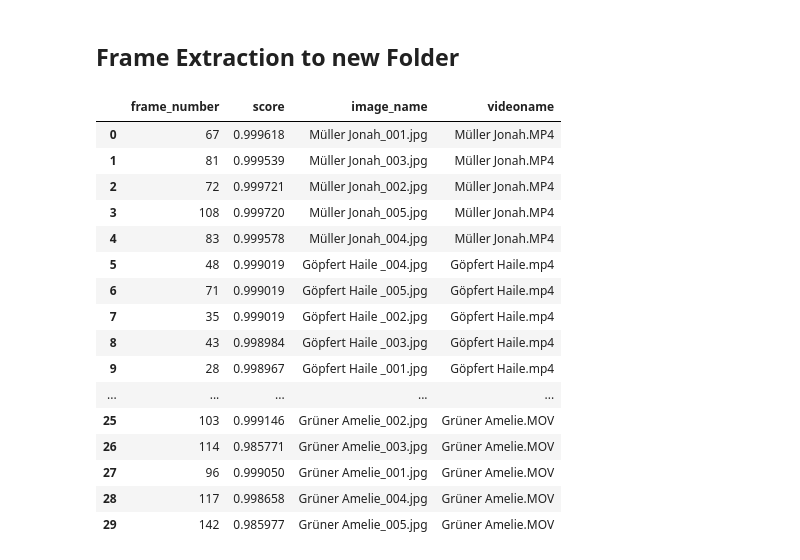
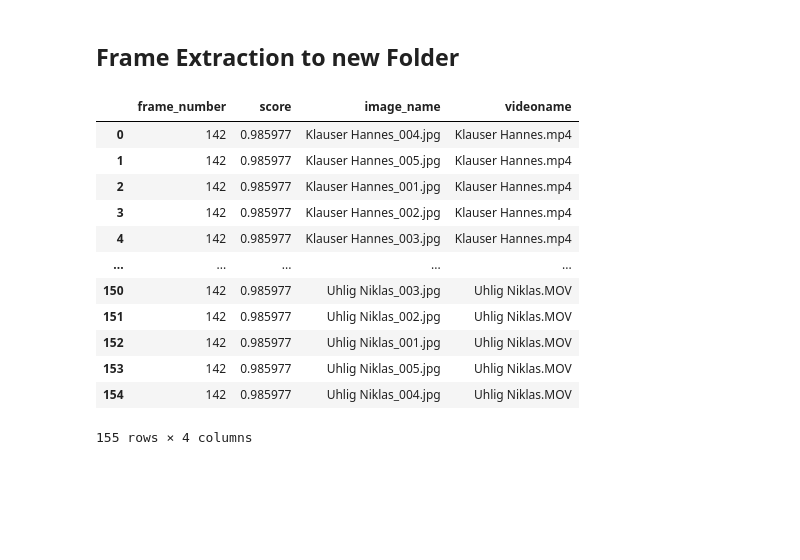
Before and after one commit to MarcWoerner/SkiExtract, a Jupyter notebook: FilePreprocessing.ipynb, the cells around one changed output. Drawn from its saved outputs; the diff is of its cells as text; code cells hidden in the pictures; blank space fills up the shorter version.

```diff
--- a/FilePreprocessing.ipynb
+++ b/FilePreprocessing.ipynb
@@ -176,37 +178,33 @@ with open("LabelFrames.json", "w", encoding="utf-8") as json_file:
 # %% [markdown]
 ## Frame Extraction to new Folder <a class="anchor" id="chapter3"></a>
 # %%
-json_test_data_path = "/Users/marcworner/Documents/University/Thesis/SkiExtract/LabelFramesWithUmlaut.json" # path to a above generated json file
+json_test_data_path = "/Users/marcworner/Documents/University/Thesis/SkiExtract/LabelFrames.json" # path to a above generated json file
 
 with open(json_test_data_path, 'r') as file:
     json_test_data = json.load(file)
 
 df = pd.json_normalize(
     json_test_data['videos'],
     record_path='frame_details',
     meta=['videoname'],
     sep='_'
 )
 
 df
 # %% [output]
 |  | frame_number | score | image_name | videoname |
-| 0 | 67 | 0.999618 | Müller Jonah_001.jpg | Müller Jonah.MP4 |
-| 1 | 81 | 0.999539 | Müller Jonah_003.jpg | Müller Jonah.MP4 |
-| 2 | 72 | 0.999721 | Müller Jonah_002.jpg | Müller Jonah.MP4 |
-| 3 | 108 | 0.999720 | Müller Jonah_005.jpg | Müller Jonah.MP4 |
-| 4 | 83 | 0.999578 | Müller Jonah_004.jpg | Müller Jonah.MP4 |
-| 5 | 48 | 0.999019 | Göpfert Haile _004.jpg | Göpfert Haile.mp4 |
-| 6 | 71 | 0.999019 | Göpfert Haile _005.jpg | Göpfert Haile.mp4 |
-| 7 | 35 | 0.999019 | Göpfert Haile _002.jpg | Göpfert Haile.mp4 |
-| 8 | 43 | 0.998984 | Göpfert Haile _003.jpg | Göpfert Haile.mp4 |
-| 9 | 28 | 0.998967 | Göpfert Haile _001.jpg | Göpfert Haile.mp4 |
+| 0 | 142 | 0.985977 | Klauser Hannes_004.jpg | Klauser Hannes.mp4 |
+| 1 | 142 | 0.985977 | Klauser Hannes_005.jpg | Klauser Hannes.mp4 |
+| 2 | 142 | 0.985977 | Klauser Hannes_001.jpg | Klauser Hannes.mp4 |
+| 3 | 142 | 0.985977 | Klauser Hannes_002.jpg | Klauser Hannes.mp4 |
+| 4 | 142 | 0.985977 | Klauser Hannes_003.jpg | Klauser Hannes.mp4 |
 | ... | ... | ... | ... | ... |
-| 25 | 103 | 0.999146 | Grüner Amelie_002.jpg | Grüner Amelie.MOV |
-| 26 | 114 | 0.985771 | Grüner Amelie_003.jpg | Grüner Amelie.MOV |
-| 27 | 96 | 0.999050 | Grüner Amelie_001.jpg | Grüner Amelie.MOV |
-| 28 | 117 | 0.998658 | Grüner Amelie_004.jpg | Grüner Amelie.MOV |
-| 29 | 142 | 0.985977 | Grüner Amelie_005.jpg | Grüner Amelie.MOV |
+| 150 | 142 | 0.985977 | Uhlig Niklas_003.jpg | Uhlig Niklas.MOV |
+| 151 | 142 | 0.985977 | Uhlig Niklas_002.jpg | Uhlig Niklas.MOV |
+| 152 | 142 | 0.985977 | Uhlig Niklas_001.jpg | Uhlig Niklas.MOV |
+| 153 | 142 | 0.985977 | Uhlig Niklas_005.jpg | Uhlig Niklas.MOV |
+| 154 | 142 | 0.985977 | Uhlig Niklas_004.jpg | Uhlig Niklas.MOV |
+155 rows × 4 columns
 # %%
 output_directory = "/Volumes/ThesisUSB/AVP XC Skiing Data/Skating 2-1 armswing/"
 
```
Also changed, not shown: parts of 2 cells of this notebook, 2 other files.
